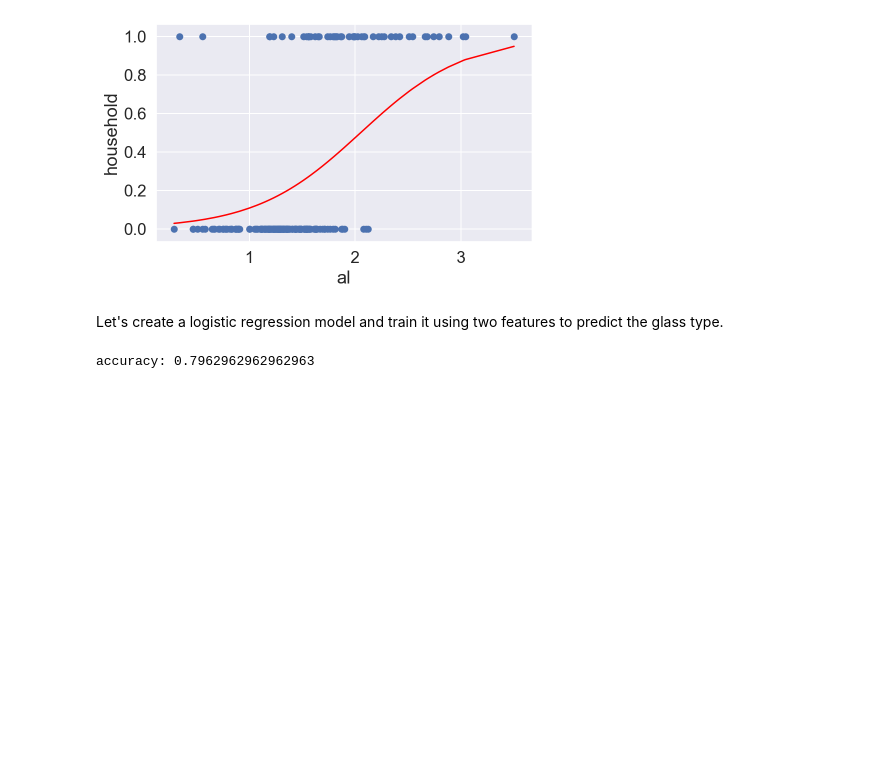
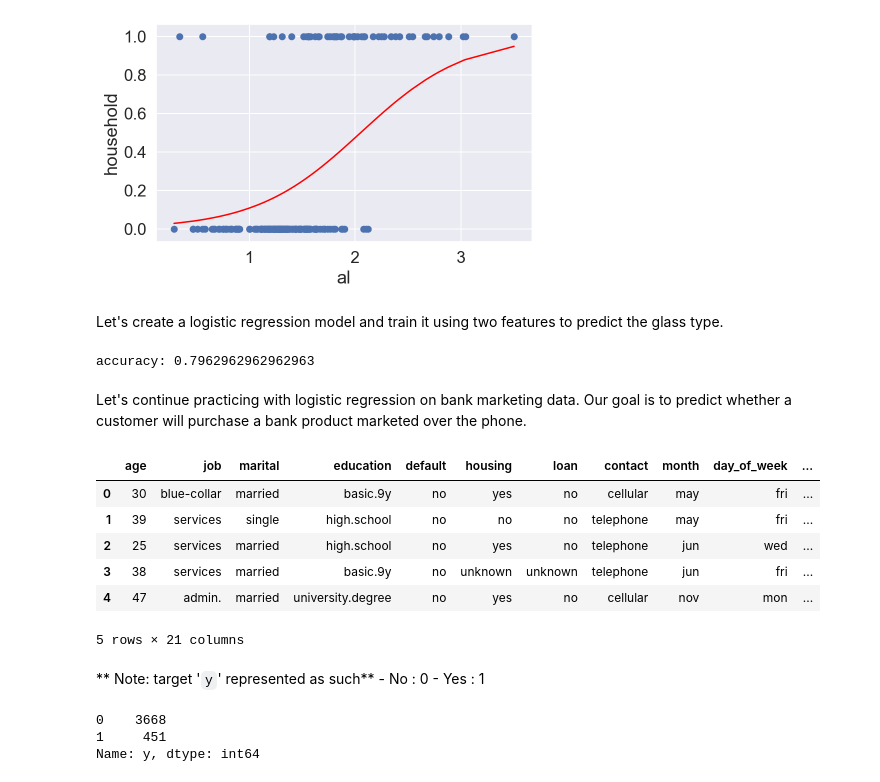
Before and after one commit to Andaluz/Data_Science, a Jupyter notebook: Logistic_Regression.ipynb, the cells around one changed output. Cells and saved outputs as stored; diff of their text form; code cells hidden in the pictures; blank space fills up the shorter version.

```diff
--- a/Logistic_Regression.ipynb
+++ b/Logistic_Regression.ipynb
@@ -237,3 +238,28 @@ y_pred = LR.predict(X_test)
 print('accuracy:',LR.score(X_test, y_test))
 # %% [output]
 accuracy: 0.7962962962962963
+# %% [markdown]
+Let's continue practicing with logistic regression on bank marketing data. Our goal is to predict whether a customer will purchase a bank product marketed over the phone.
+# %%
+# Let's read in the data #
+bank = pd.read_csv('./data/bank.csv')
+bank.head()
+# %% [output]
+|  | age | job | marital | education | default | housing | loan | contact | month | day_of_week | ... |
+| 0 | 30 | blue-collar | married | basic.9y | no | yes | no | cellular | may | fri | ... |
+| 1 | 39 | services | single | high.school | no | no | no | telephone | may | fri | ... |
+| 2 | 25 | services | married | high.school | no | yes | no | telephone | jun | wed | ... |
+| 3 | 38 | services | married | basic.9y | no | unknown | unknown | telephone | jun | fri | ... |
+| 4 | 47 | admin. | married | university.degree | no | yes | no | cellular | nov | mon | ... |
+5 rows × 21 columns
+# %% [markdown]
+** Note: target '`y`' represented as such**
+    - No : 0
+    - Yes : 1
+# %%
+# Let's check the value counts of y #
+bank['y'].value_counts()
+# %% [output]
+0    3668
+1     451
+Name: y, dtype: int64
```
Also changed, not shown: parts of 37 cells of this notebook.
